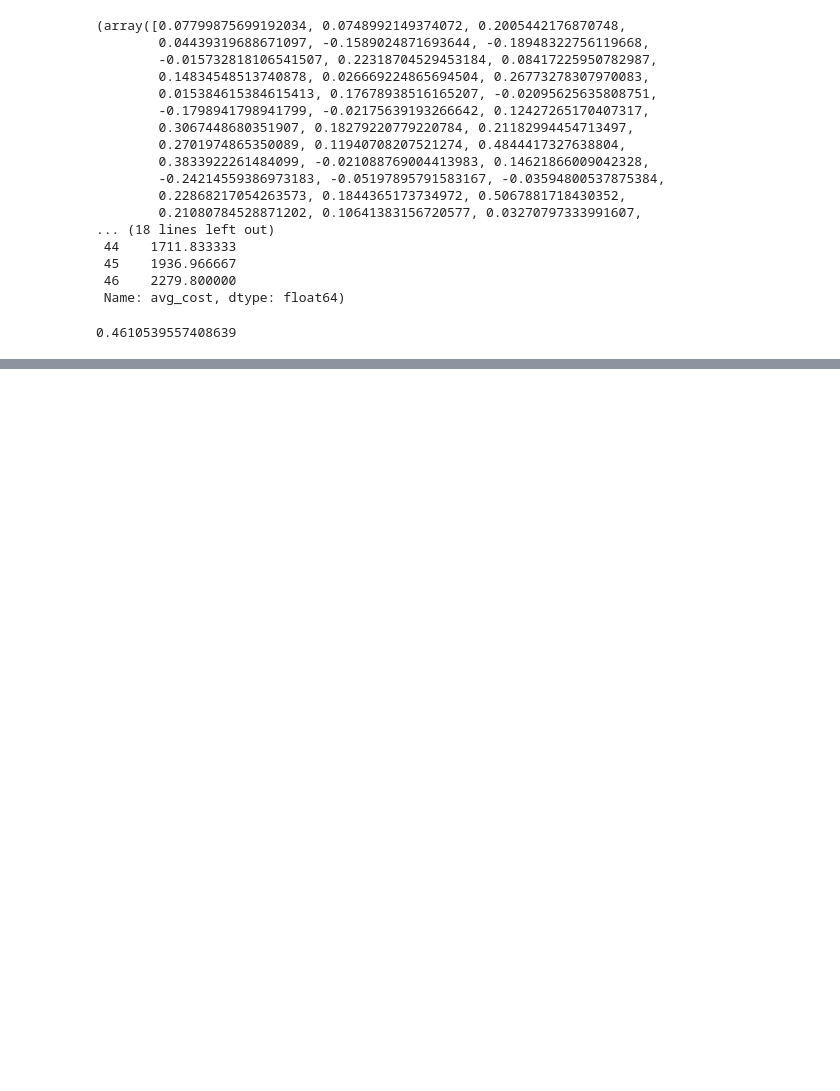
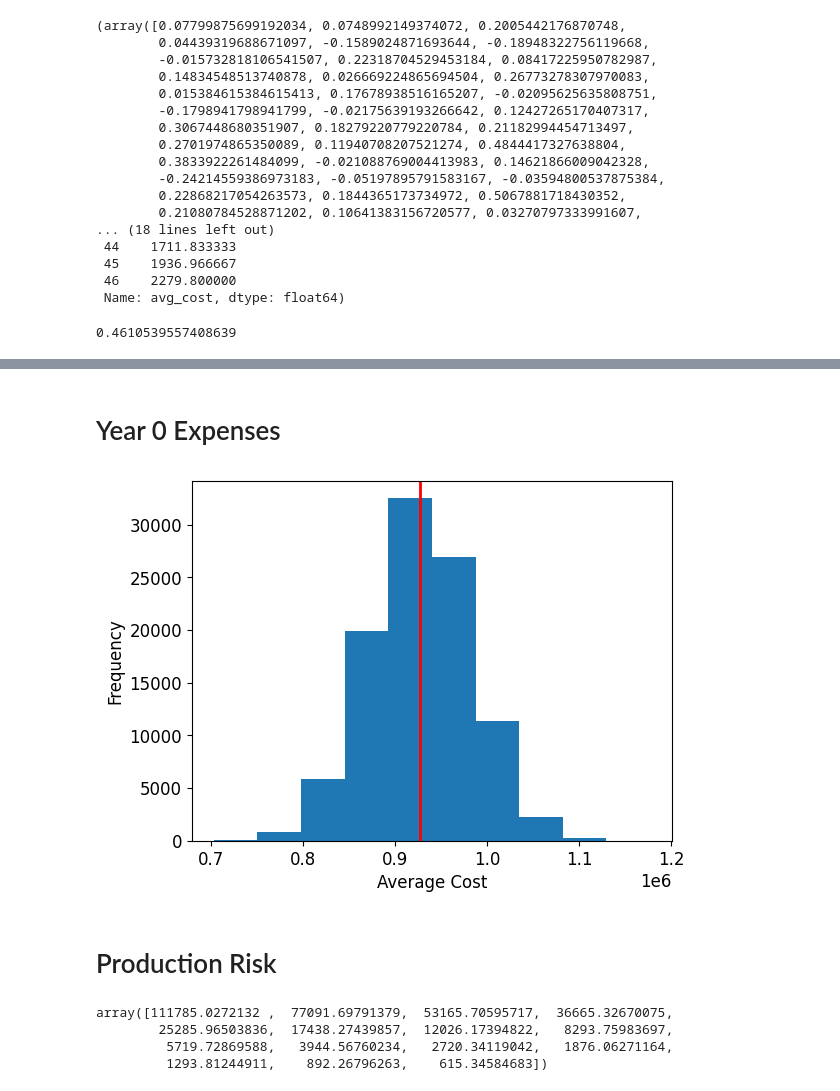
Before and after one commit to yangrchen/blue5-spring-one-homework, a Jupyter notebook: simulation/HW2/yang.ipynb, the cells around one changed output, grey strips where cells are left out. Cells and saved outputs as stored; diff of their text form; code cells hidden in the pictures; blank space fills up the shorter version.

```diff
--- a/simulation/HW2/yang.ipynb
+++ b/simulation/HW2/yang.ipynb
@@ -107,0 +113,76 @@ plt.show()
+# %% [markdown]
+# Year 0 Expenses
+# %%
+def calculate_initial_expenses(is_dry: bool) -> np.ndarray:
+    acres = rng.normal(600, 50)
+    acres_cost = acres * 960
+    seismic_sections = rng.normal(3, 0.35)
+    seismic_sections_cost = seismic_sections * 43000
+    completion_cost = 0
+
+    if not is_dry:
+        completion_cost = rng.normal(390000, 50000)
+
+    prof_overhead = rng.triangular(left=172000, mode=215000, right=279500)
+    return acres_cost + seismic_sections_cost + prof_overhead + completion_cost
+
+
+dry_well = []
+for _ in range(SIM_SIZE):
+    initial_cost = calculate_initial_expenses(is_dry=True)
+    dry_well.append(initial_cost)
+# %%
+plt.rcParams.update({"font.size": 12})
+plt.hist(dry_well)
+plt.axvline(x=np.mean(dry_well), color="r", linestyle="-", linewidth=2)
+plt.xlabel("Average Cost")
+plt.ylabel("Frequency")
+plt.subplots_adjust(left=0.15, right=0.9, top=0.9, bottom=0.15)
+plt.show()
+# %% [output]
+[figure, added]
+# %% [markdown]
+# Production Risk
+# %%
+import scipy as sp
+
+
+def standardize(x):
+    x_std = (x - np.mean(x)) / np.std(x)
+    return x_std
+
+
+def destandardize(x_std, x):
+    x_old = (x_std * np.std(x)) + np.mean(x)
+    return x_old
+
+
+R = np.array([[1, 0.64], [0.64, 1]])
+U = sp.linalg.cholesky(R, lower=False)
+
+init_production = rng.lognormal(6, 0.28, size=SIM_SIZE)
+decline_rate = rng.uniform(0.15, 0.32, size=SIM_SIZE)
+
+combined = np.array([standardize(init_production), standardize(decline_rate)])
+combined_u = U @ combined
+final_combined = np.array(
+    [
+        destandardize(combined_u[0], init_production),
+        destandardize(combined_u[1], decline_rate),
+    ]
+)
+
+
+def calculate_annual_production(init_p: float, decline_r: float) -> float:
+    rate_year_end = init_p * np.cumprod(1 - np.repeat(decline_r, NUM_YEARS))
+    rate_year_begin = np.concatenate(([init_p], rate_year_end[:-1]))
+    oil_volume_year = 365 * (rate_year_begin + rate_year_end) / 2
+    return oil_volume_year
+
+
+calculate_annual_production(init_production[0], decline_rate[0])
+# %% [output]
+array([111785.0272132 ,  77091.69791379,  53165.70595717,  36665.32670075,
+        25285.96503836,  17438.27439857,  12026.17394822,   8293.75983697,
+         5719.72869588,   3944.56760234,   2720.34119042,   1876.06271164,
+         1293.81244911,    892.26796263,    615.34584683])
```
Also changed, not shown: parts of 10 cells of this notebook, 1 other file.
